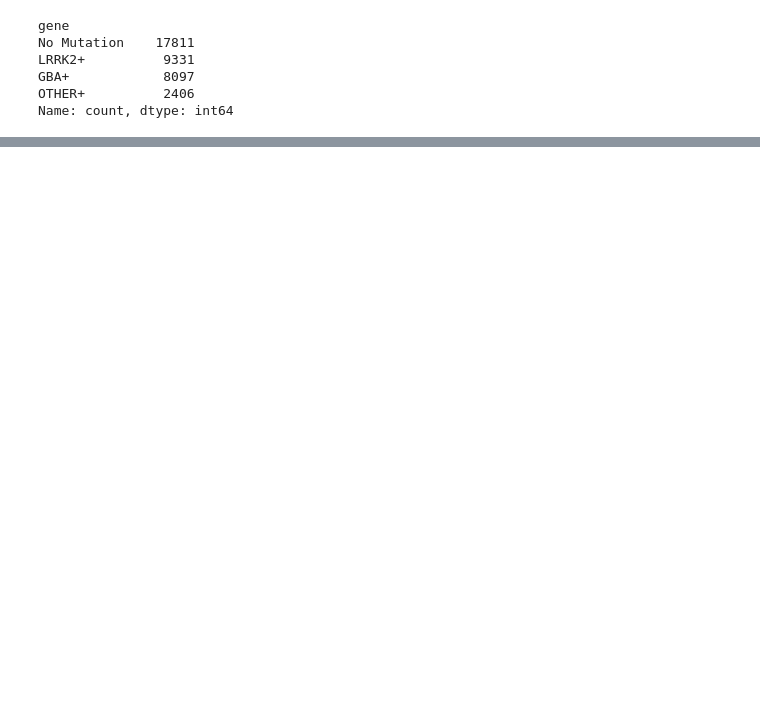
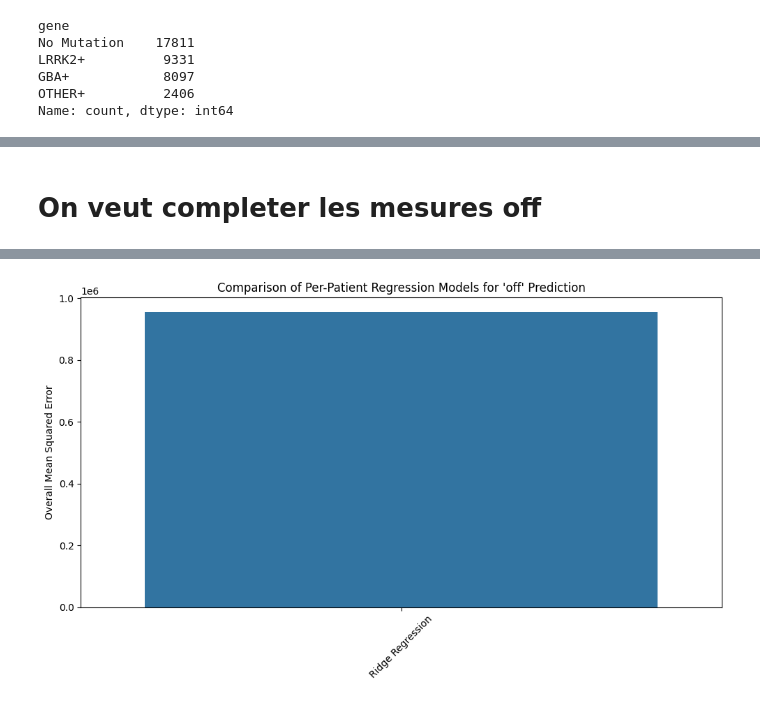
Before and after one commit to SoAnVa/DataChallengeParkinson, a Jupyter notebook: exploration.ipynb, the cells around one changed output, grey strips where cells are left out. Drawn from its saved outputs; the diff is of its cells as text; code cells hidden in the pictures; blank space fills up the shorter version.

```diff
--- a/exploration.ipynb
+++ b/exploration.ipynb
@@ -491,0 +600,76 @@ Name: count, dtype: int64
+# %% [markdown]
+# On veut completer les mesures off
+# %%
+import pandas as pd
+import numpy as np
+from sklearn.linear_model import LinearRegression, Ridge, Lasso, ElasticNet, BayesianRidge
+from sklearn.tree import DecisionTreeRegressor
+from sklearn.svm import SVR
+from sklearn.ensemble import GradientBoostingRegressor
+from sklearn.metrics import mean_squared_error
+from sklearn.base import clone
+import matplotlib.pyplot as plt
+import seaborn as sns
+
+# Define the regression models to compare for predicting "off" from age
+models = {
+    "Ridge Regression": Ridge(alpha=10.0),
+    #"Lasso Regression": Lasso(alpha=0.1),
+    #"ElasticNet": ElasticNet(alpha=0.1, l1_ratio=0.5),
+}
+
+# Dictionary to store per-patient MSE for each model
+model_patient_mse = {name: {} for name in models.keys()}
+
+# Iterate over each patient group
+for pid, group in data.groupby('patient_id'):
+    # Consider only patients with at least 2 valid "off" observations
+    if group['off'].notna().sum() >= 2:
+        df_valid = group[group['off'].notna()]
+        # Use age as the only predictor
+        X = df_valid['age'].values.reshape(-1, 1)
+        y = df_valid['off'].values
+
+        # Loop through each model
+        for model_name, model in models.items():
+            errors = []
+            # Leave-One-Out Cross Validation for the current patient
+            for i in range(len(X)):
+                # Leave out the i-th observation
+                X_train = np.delete(X, i, axis=0)
+                y_train = np.delete(y, i)
+                X_test = X[i].reshape(1, -1)
+                y_test = y[i]
+
+                # Clone the model to get a fresh instance for each iteration
+                model_clone = clone(model)
+                model_clone.fit(X_train, y_train)
+                y_pred = model_clone.predict(X_test)
+
+                # Compute squared error for the left-out sample
+                errors.append((y_test - y_pred[0])**2)
+
+            # Compute the mean squared error for this patient and model
+            mse_patient = np.mean(errors)
+            model_patient_mse[model_name][pid] = mse_patient
+
+# Now, for each model, compute an overall MSE by averaging per-patient MSEs
+overall_mse_results = {}
+for model_name, mse_dict in model_patient_mse.items():
+    # Convert the per-patient MSE dictionary into a DataFrame
+    mse_df = pd.DataFrame(list(mse_dict.items()), columns=['patient_id', 'MSE'])
+    overall_mse = mse_df['MSE'].sum()
+    overall_mse_results[model_name] = overall_mse
+    print(f"Model: {model_name}")
+    print(mse_df)
+    print(f"Overall MSE for {model_name}: {overall_mse:.3f}\n")
+
+# Compare overall MSEs in a bar plot for visualization
+plt.figure(figsize=(10,6))
+sns.barplot(x=list(overall_mse_results.keys()), y=list(overall_mse_results.values()))
+plt.ylabel("Overall Mean Squared Error")
+plt.title("Comparison of Per-Patient Regression Models for 'off' Prediction")
+plt.xticks(rotation=45)
+plt.tight_layout()
+plt.show()
+# %% [output]
@@ -491,0 +692 @@ Name: count, dtype: int64
+[figure, added]
```
Also changed, not shown: parts of 44 cells of this notebook.
